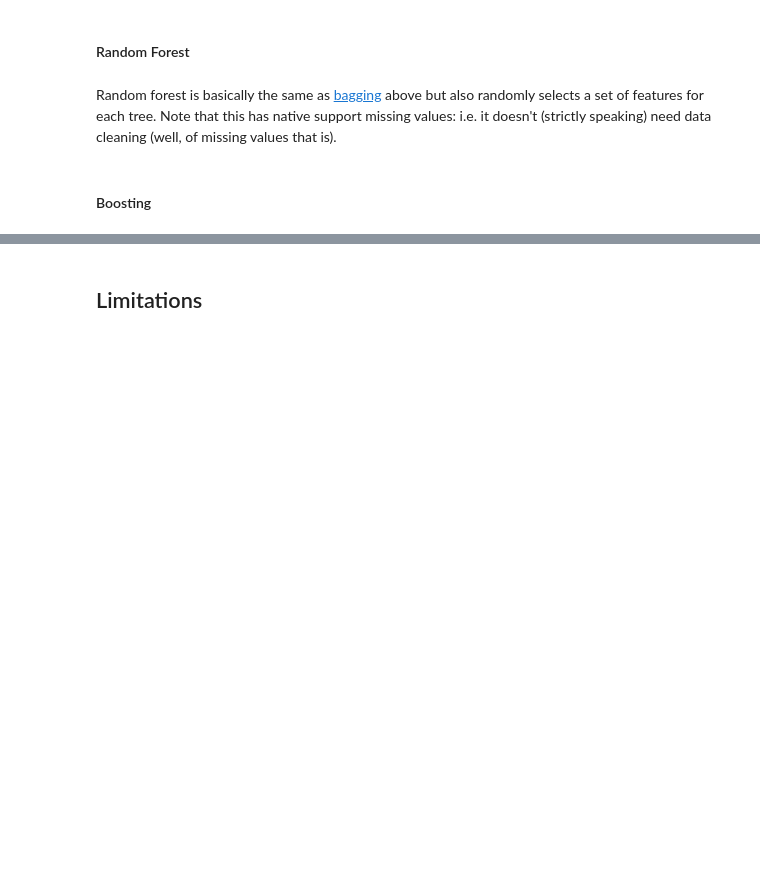
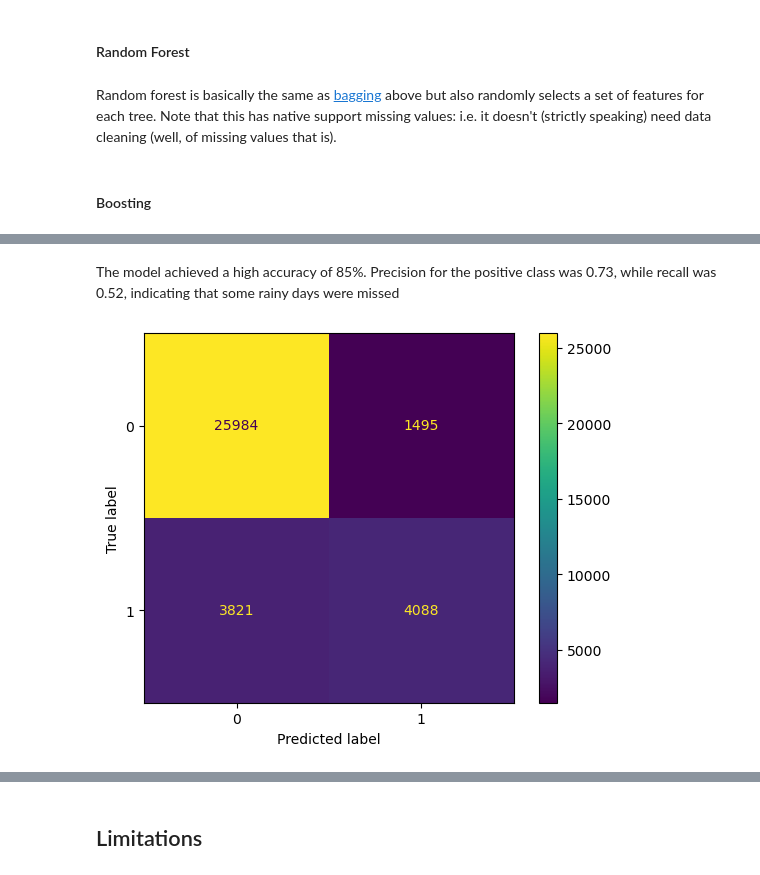
Before and after one commit to velloxen/ids_pbl2_rain-in-australia, a Jupyter notebook: main.ipynb, the cells around one changed output, grey strips where cells are left out. Cells and saved outputs as stored; diff of their text form; code cells hidden in the pictures; blank space fills up the shorter version.

```diff
--- a/main.ipynb
+++ b/main.ipynb
@@ -821,0 +931,3 @@ With confucion matrix and suitable classification matrix and ROC(-AUC)
+# %%
+pred = lr.predict(X_test)
+print(classification_report(y_test, pred))
@@ -821,0 +943,7 @@ With confucion matrix and suitable classification matrix and ROC(-AUC)
+# %% [markdown]
+The model achieved a high accuracy of 85%. Precision for the positive class was 0.73, while recall was 0.52, indicating that some rainy days were missed
+# %%
+ConfusionMatrixDisplay.from_predictions(y_test, pred)
+plt.show()
+# %% [output]
+[figure, added]
```
Also changed, not shown: parts of 22 cells of this notebook.
